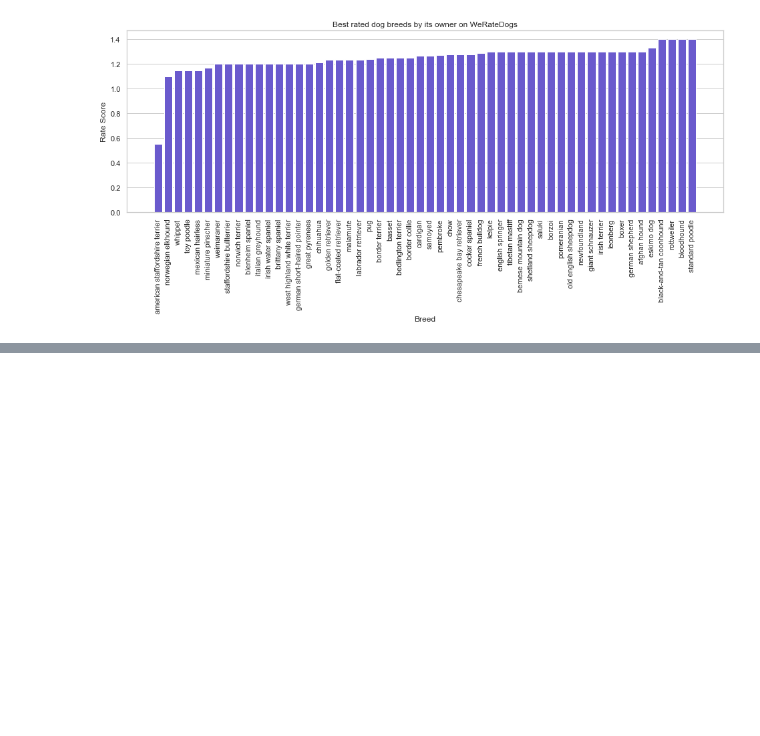
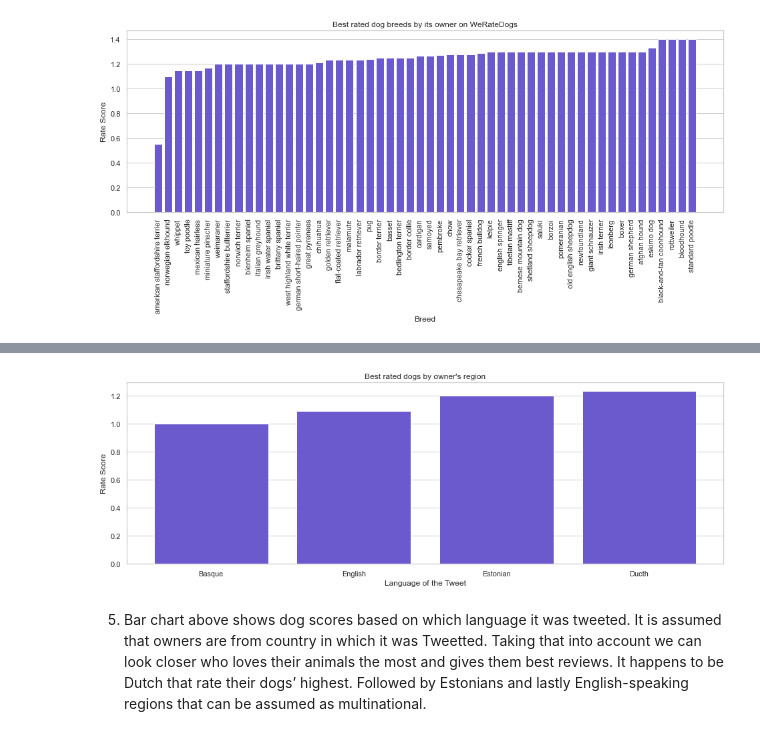
Before and after one commit to vkuica/Twitter-project, a Jupyter notebook: Twitter Project.ipynb, the cells around one changed output, grey strips where cells are left out. Drawn from its saved outputs; the diff is of its cells as text; code cells hidden in the pictures; blank space fills up the shorter version.

```diff
--- a/Twitter Project.ipynb
+++ b/Twitter Project.ipynb
@@ -673,0 +687,11 @@ For breeds share first place in their owners rating. Standard Poodle, Bloodhount
+# %%
+drop_low_outliers = main[main.favorite_count > main.favorite_count.quantile(.05)]
+drop_high_outliers = drop_low_outliers[drop_low_outliers.favorite_count < drop_low_outliers.favorite_count.quantile(.95)]
+tweets_language = main.groupby('language').mean()
+# %%
+bar_chart(tweets_language['dog_score'].sort_values(),
+          'slateblue','Best rated dogs by owner\'s region','Language of the Tweet','Rate Score',0)
+# %% [output]
+[figure, added]
+# %% [markdown]
+5. Bar chart above shows dog scores based on which language it was tweeted. It is assumed that owners are from country in which it was Tweetted. Taking that into account we can look closer who loves their animals the most and gives them best reviews. It happens to be Dutch that rate their dogs’ highest. Followed by Estonians and lastly English-speaking regions that can be assumed as multinational.
```
Also changed, not shown: parts of 41 cells of this notebook.
